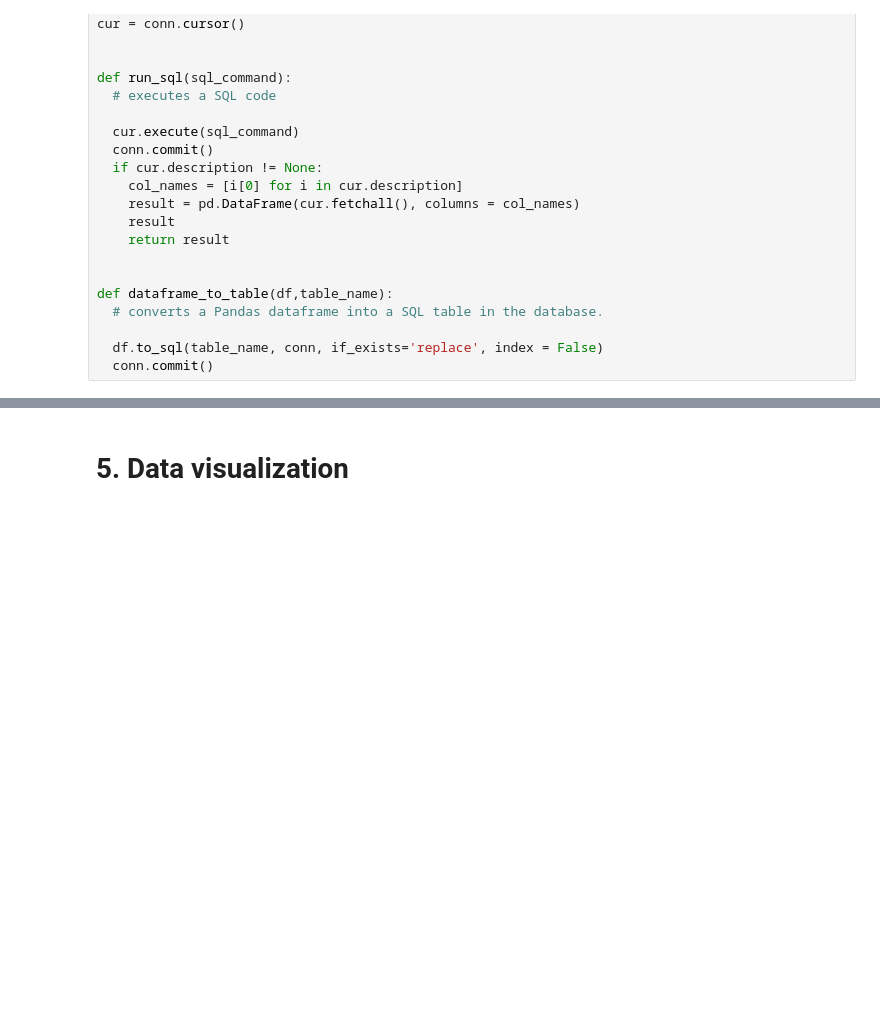
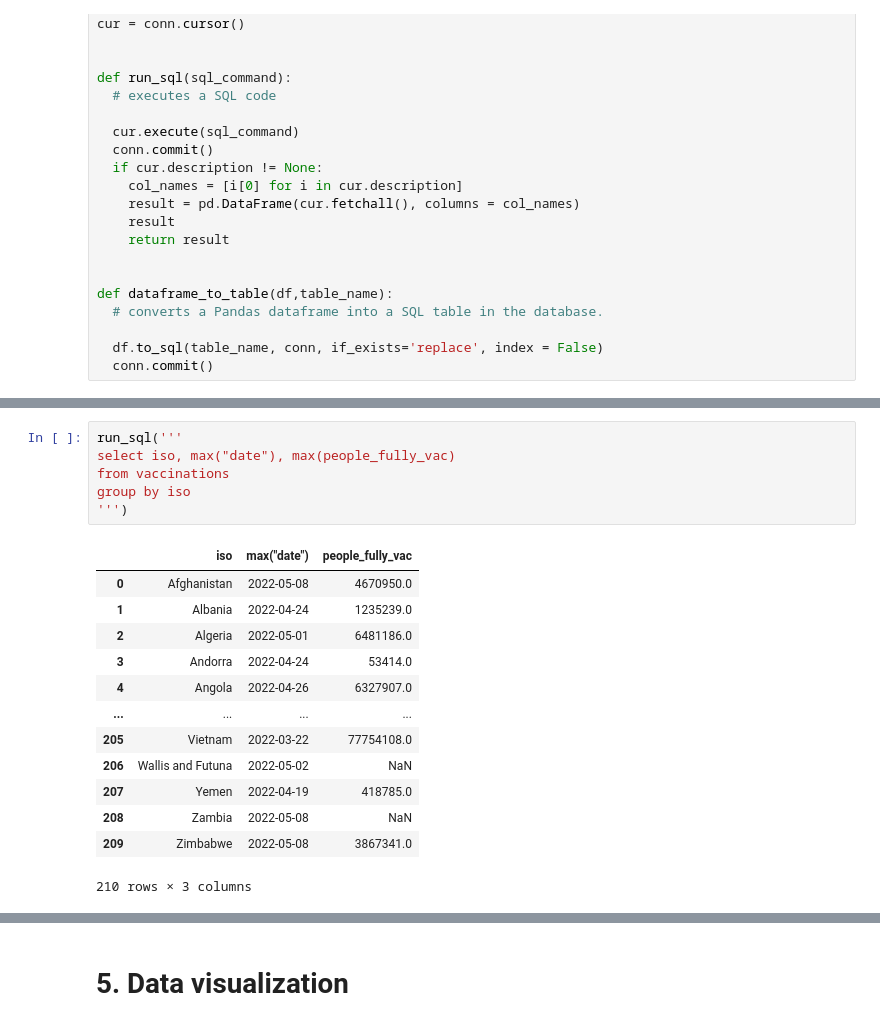
Before and after one commit to gdasns/datamanagement, a Jupyter notebook: myreport.ipynb, the cells around one changed output, grey strips where cells are left out. Drawn from its saved outputs; the diff is of its cells as text; blank space fills up the shorter version.

```diff
--- a/myreport.ipynb
+++ b/myreport.ipynb
@@ -88,0 +207,20 @@ the we blablabal
+# %%
+run_sql('''
+select iso, max("date"), max(people_fully_vac)
+from vaccinations
+group by iso
+''')
+# %% [output]
+|  | iso | max("date") | people_fully_vac |
+| 0 | Afghanistan | 2022-05-08 | 4670950.0 |
+| 1 | Albania | 2022-04-24 | 1235239.0 |
+| 2 | Algeria | 2022-05-01 | 6481186.0 |
+| 3 | Andorra | 2022-04-24 | 53414.0 |
+| 4 | Angola | 2022-04-26 | 6327907.0 |
+| ... | ... | ... | ... |
+| 205 | Vietnam | 2022-03-22 | 77754108.0 |
+| 206 | Wallis and Futuna | 2022-05-02 | NaN |
+| 207 | Yemen | 2022-04-19 | 418785.0 |
+| 208 | Zambia | 2022-05-08 | NaN |
+| 209 | Zimbabwe | 2022-05-08 | 3867341.0 |
+210 rows × 3 columns
```
Also changed, not shown: parts of 28 cells of this notebook.
